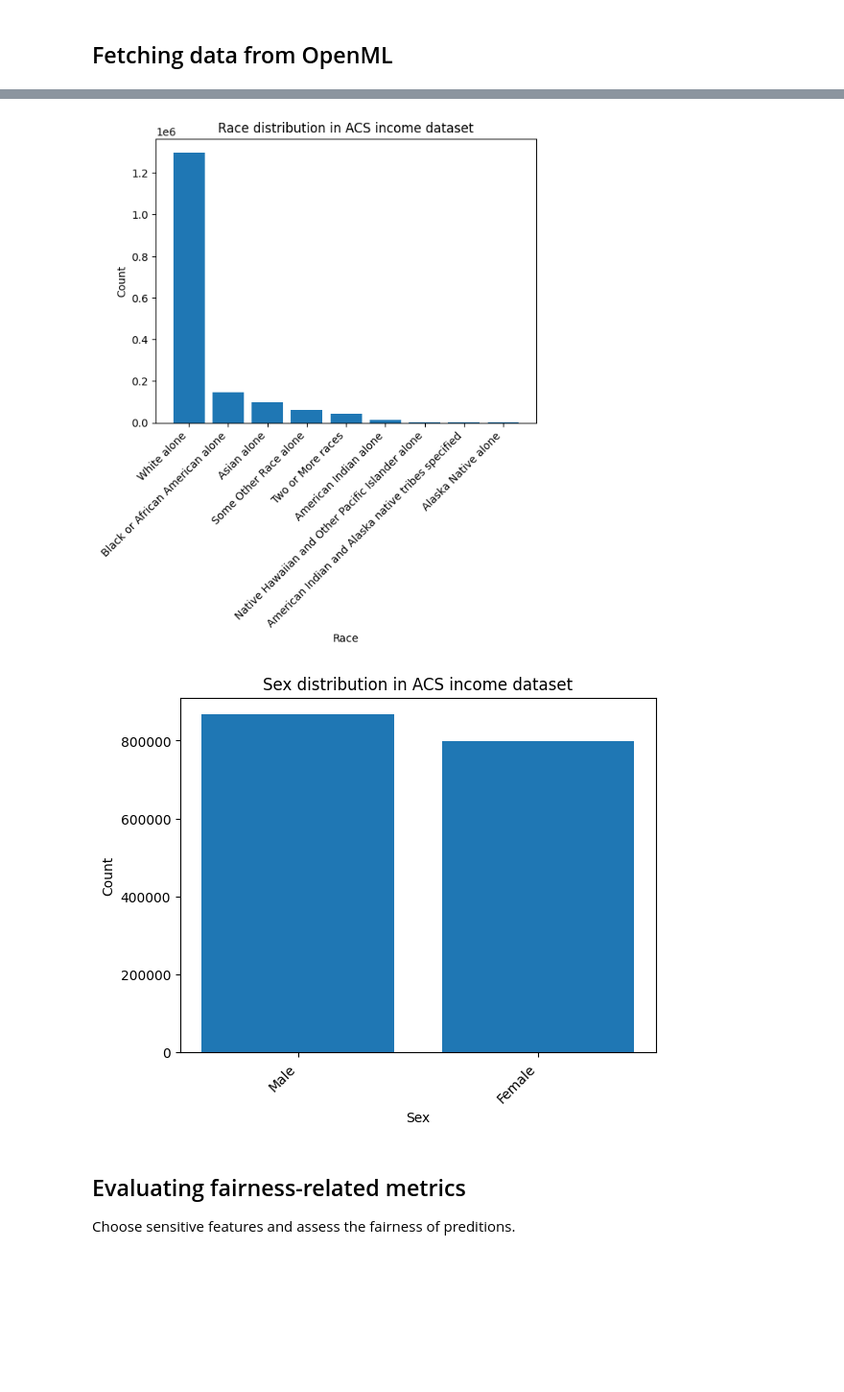
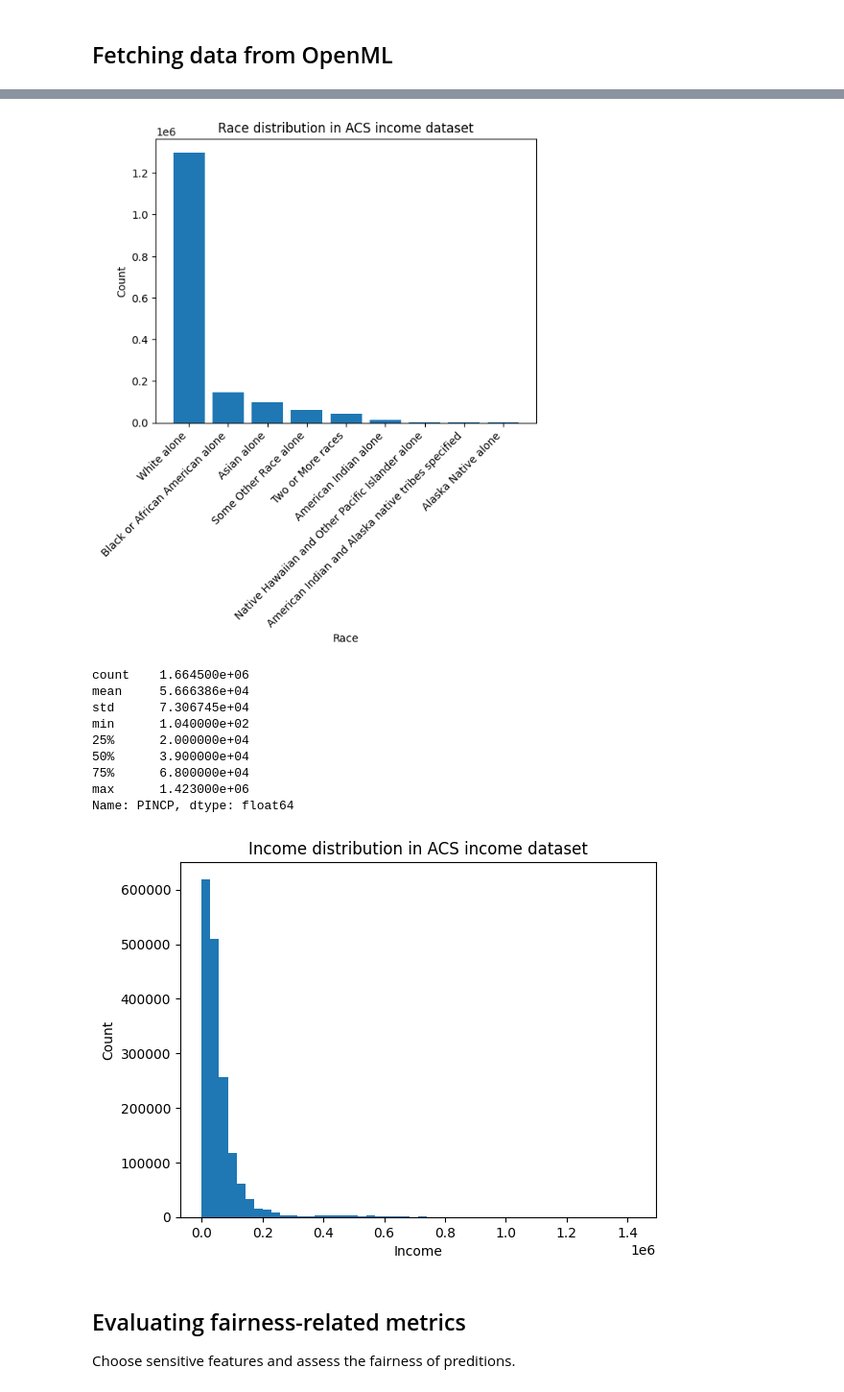
Before and after one commit to zeyuyang8/fairml, a Jupyter notebook: notebooks/data_analysis_and_wrangling.ipynb, the cells around one changed output, grey strips where cells are left out. Shown: that part at 96% size. Drawn from its saved outputs; the diff is of its cells as text; code cells hidden in the pictures; blank space fills up the shorter version.

```diff
--- a/notebooks/data_analysis_and_wrangling.ipynb
+++ b/notebooks/data_analysis_and_wrangling.ipynb
@@ -88,18 +101,55 @@ def val_counts_bar(df, col_name, xmapping, xlabel, ylabel, title, save_path=None
         fig.savefig(save_path + title + ".png", bbox_inches='tight')
     return fig
 # %%
-def test_val_counts_bar():
-    """Test val_counts_bar function."""
-    val_counts_bar(DATA[ACS_INCOME][0], 'RAC1P', RAC1P_MAP, 'Race', 'Count',
-                   'Race distribution in ACS income dataset', PLOTS_PATH)
-    val_counts_bar(DATA[ACS_INCOME][0], 'SEX', SEX_MAP, 'Sex', 'Count',
-                   'Sex distribution in ACS income dataset', PLOTS_PATH)
+def test_plot_val_counts():
+    """Test plot_val_counts function."""
+    plot_val_counts(DATA[ACS_INCOME][0], 'RAC1P', RAC1P_MAP, 'Race', 'Count',
+                    'Race distribution in ACS income dataset', PLOTS_PATH)
+    # plot_val_counts(DATA[ACS_INCOME][0], 'SEX', SEX_MAP, 'Sex', 'Count',
+    #                 'Sex distribution in ACS income dataset', PLOTS_PATH)
 
 
-test_val_counts_bar()
+test_plot_val_counts()
 # %% [output]
 [figure]
-[figure, removed]
+# %%
+def plot_income_distribution(target, xlabel, ylabel, title, save_path=None):
+    """Plot income distribution in ACS income dataset.
+
+    Args:
+        target (pd.Series): series
+        xlabel (str): x-axis label
+        ylabel (str): y-axis label
+        title (str): title of the plot
+    """
+    print(target.describe())
+    fig, ax = plt.subplots()
+    ax.hist(target, bins=50)
+    ax.set_xlabel(xlabel)
+    ax.set_ylabel(ylabel)
+    ax.set_title(title)
+    if save_path:
+        fig.savefig(save_path + title + ".png", bbox_inches='tight')
+    return fig
+# %%
+def test_plot_income_distribution():
+    """Test plot_income_distribution function."""
+    plot_income_distribution(DATA[ACS_INCOME][1], 'Income', 'Count',
+                             'Income distribution in ACS income dataset', PLOTS_PATH)
+
+
+test_plot_income_distribution()
+# %% [output]
+count    1.664500e+06
+mean     5.666386e+04
+std      7.306745e+04
+min      1.040000e+02
+25%      2.000000e+04
+50%      3.900000e+04
+75%      6.800000e+04
+max      1.423000e+06
+Name: PINCP, dtype: float64
+[figure, added]
 # %% [markdown]
 ## Evaluating fairness-related metrics
 
```
Also changed, not shown: parts of 2 cells of this notebook, 1 other file.
